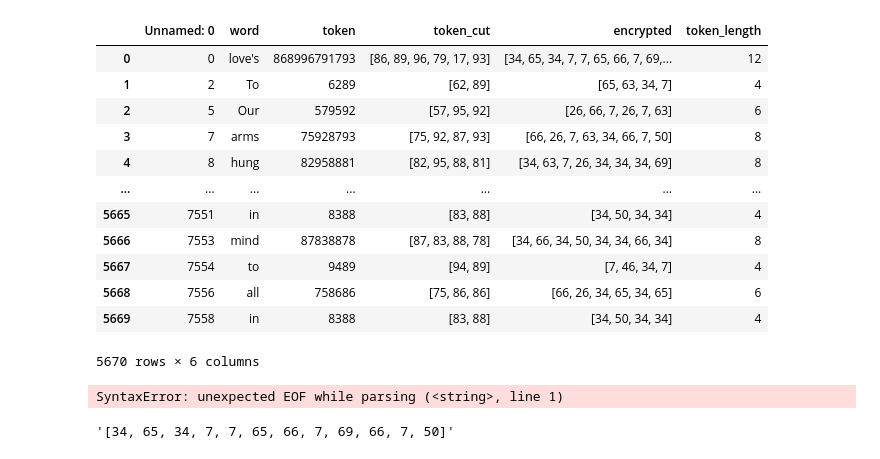
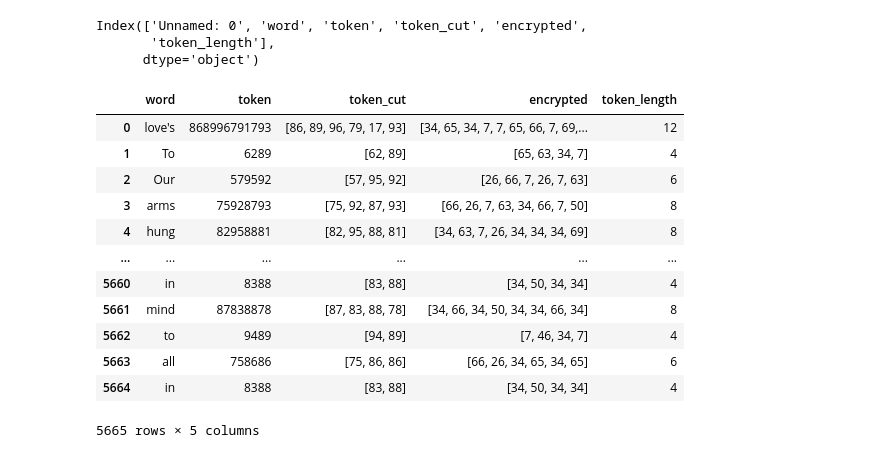
Before and after one commit to MR1B4RR4/RSA_encryption_vs_ML, a Jupyter notebook: EDA.ipynb, the cells around one changed output. Cells and saved outputs as stored; diff of their text form; code cells hidden in the pictures.

```diff
--- a/EDA.ipynb
+++ b/EDA.ipynb
@@ -1,23 +1,33 @@
 # %%
 import pandas as pd
 import numpy as np
+# %%
+df.columns
+# %% [output]
+Index(['Unnamed: 0', 'word', 'token', 'token_cut', 'encrypted',
+       'token_length'],
+      dtype='object')
 # %%
 df = pd.read_excel('DF_for_EDA.xlsx')
+df.drop('Unnamed: 0', axis=1, inplace=True)
+df = df[df['token_length'] % 2 == 0]
+df = df.reset_index()
+df.drop('index', axis=1, inplace=True)
 df
 # %% [output]
-|  | Unnamed: 0 | word | token | token_cut | encrypted | token_length |
-| 0 | 0 | love's | 868996791793 | [86, 89, 96, 79, 17, 93] | [34, 65, 34, 7, 7, 65, 66, 7, 69,... | 12 |
-| 1 | 2 | To | 6289 | [62, 89] | [65, 63, 34, 7] | 4 |
-| 2 | 5 | Our | 579592 | [57, 95, 92] | [26, 66, 7, 26, 7, 63] | 6 |
-| 3 | 7 | arms | 75928793 | [75, 92, 87, 93] | [66, 26, 7, 63, 34, 66, 7, 50] | 8 |
-| 4 | 8 | hung | 82958881 | [82, 95, 88, 81] | [34, 63, 7, 26, 34, 34, 34, 69] | 8 |
-| ... | ... | ... | ... | ... | ... | ... |
-| 5665 | 7551 | in | 8388 | [83, 88] | [34, 50, 34, 34] | 4 |
-| 5666 | 7553 | mind | 87838878 | [87, 83, 88, 78] | [34, 66, 34, 50, 34, 34, 66, 34] | 8 |
-| 5667 | 7554 | to | 9489 | [94, 89] | [7, 46, 34, 7] | 4 |
-| 5668 | 7556 | all | 758686 | [75, 86, 86] | [66, 26, 34, 65, 34, 65] | 6 |
-| 5669 | 7558 | in | 8388 | [83, 88] | [34, 50, 34, 34] | 4 |
+|  | word | token | token_cut | encrypted | token_length |
+| 0 | love's | 868996791793 | [86, 89, 96, 79, 17, 93] | [34, 65, 34, 7, 7, 65, 66, 7, 69,... | 12 |
+| 1 | To | 6289 | [62, 89] | [65, 63, 34, 7] | 4 |
+| 2 | Our | 579592 | [57, 95, 92] | [26, 66, 7, 26, 7, 63] | 6 |
+| 3 | arms | 75928793 | [75, 92, 87, 93] | [66, 26, 7, 63, 34, 66, 7, 50] | 8 |
+| 4 | hung | 82958881 | [82, 95, 88, 81] | [34, 63, 7, 26, 34, 34, 34, 69] | 8 |
+| ... | ... | ... | ... | ... | ... |
+| 5660 | in | 8388 | [83, 88] | [34, 50, 34, 34] | 4 |
+| 5661 | mind | 87838878 | [87, 83, 88, 78] | [34, 66, 34, 50, 34, 34, 66, 34] | 8 |
+| 5662 | to | 9489 | [94, 89] | [7, 46, 34, 7] | 4 |
+| 5663 | all | 758686 | [75, 86, 86] | [66, 26, 34, 65, 34, 65] | 6 |
+| 5664 | in | 8388 | [83, 88] | [34, 50, 34, 34] | 4 |
-5670 rows × 6 columns
+5665 rows × 5 columns
 # %%
 def join_list(list_):
     new_list = []
@@ -31,8 +36,0 @@ def convertir_strings_a_listas(lista_de_strings):
-# %%
-print(convertir_strings_a_listas('[34, 65, 34, 7, 7, 65, 66, 7, 69, 66, 7, 50]'))
-# %% [output]
-SyntaxError: unexpected EOF while parsing (<string>, line 1)
-# %%
-df['encrypted'][0]
-# %% [output]
-'[34, 65, 34, 7, 7, 65, 66, 7, 69, 66, 7, 50]'
```
Also changed, not shown: parts of 5 cells of this notebook, 3 other files.
